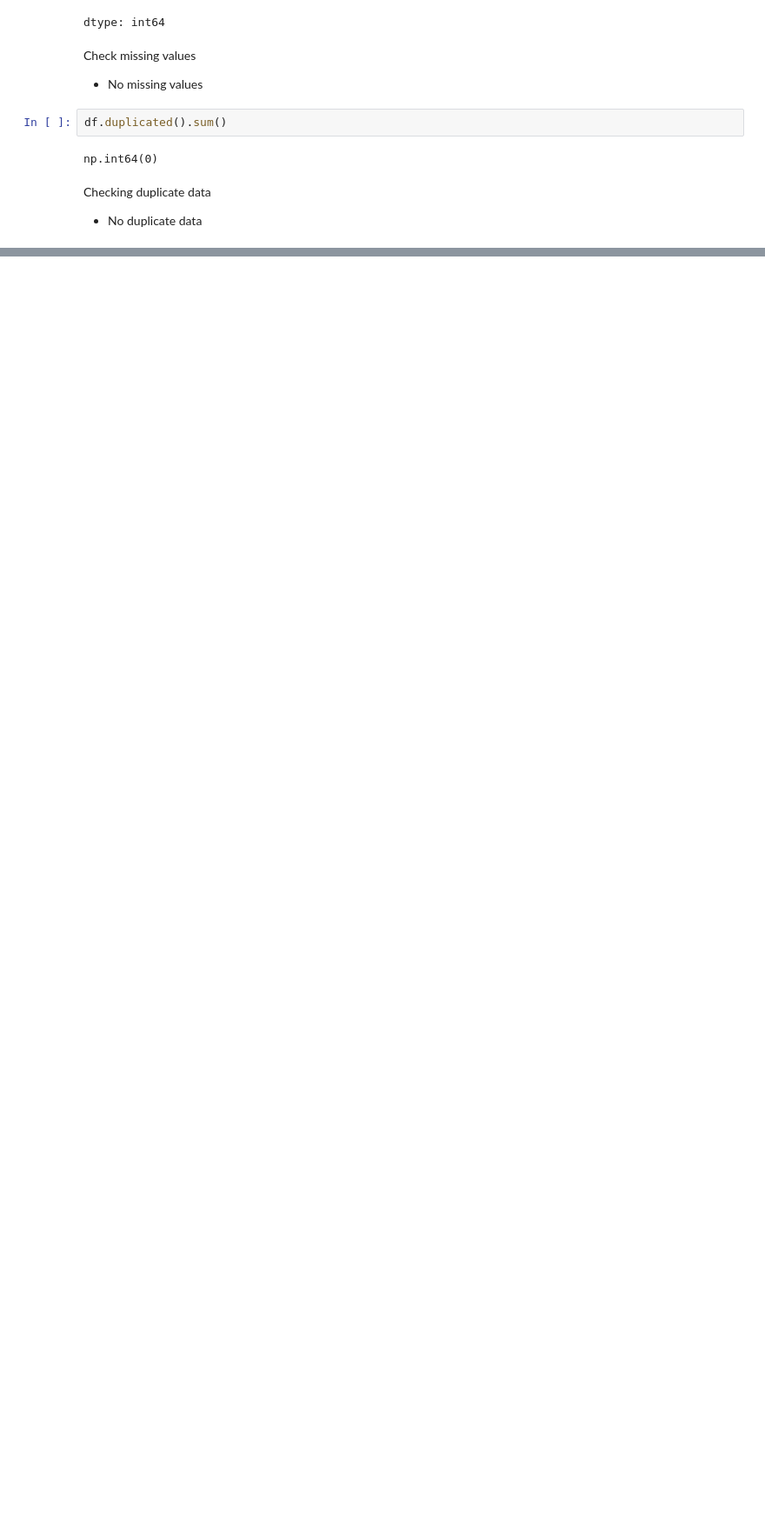
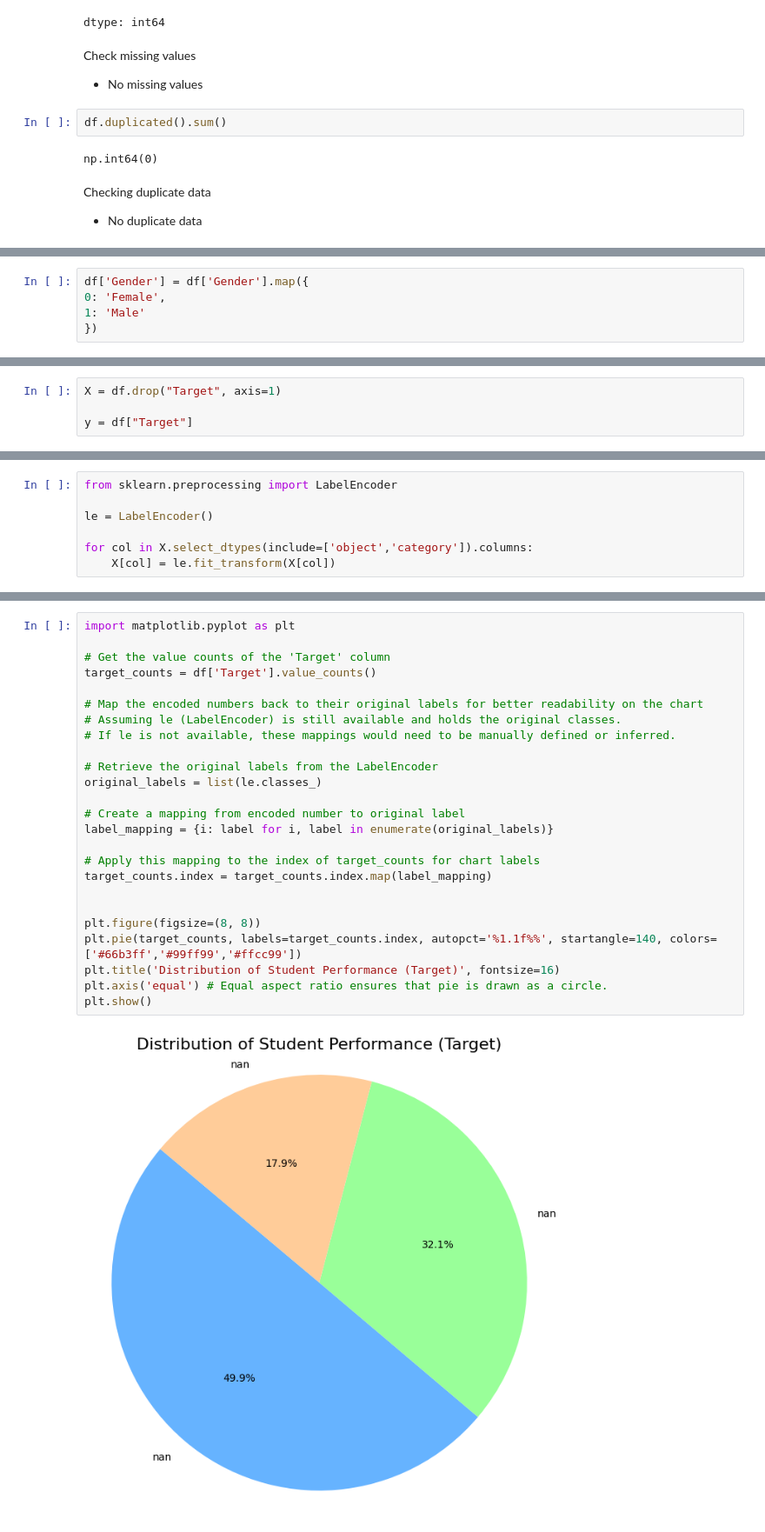
Before and after one commit to hayahanyyy/Bachelor-Thesis, a Jupyter notebook: Implementation01.ipynb, the cells around one changed output, grey strips where cells are left out. Shown at 87% size. Cells and saved outputs as stored; diff of their text form; blank space fills up the shorter version.

```diff
--- a/Implementation01.ipynb
+++ b/Implementation01.ipynb
@@ -182,0 +244,5 @@ Checking duplicate data
+# %%
+df['Gender'] = df['Gender'].map({
+0: 'Female',
+1: 'Male'
+})
@@ -182,0 +288,4 @@ Checking duplicate data
+# %%
+X = df.drop("Target", axis=1)
+
+y = df["Target"]
@@ -182,0 +328,7 @@ Checking duplicate data
+# %%
+from sklearn.preprocessing import LabelEncoder
+
+le = LabelEncoder()
+
+for col in X.select_dtypes(include=['object','category']).columns:
+    X[col] = le.fit_transform(X[col])
@@ -182,0 +373,27 @@ Checking duplicate data
+# %%
+import matplotlib.pyplot as plt
+
+# Get the value counts of the 'Target' column
+target_counts = df['Target'].value_counts()
+
+# Map the encoded numbers back to their original labels for better readability on the chart
+# Assuming le (LabelEncoder) is still available and holds the original classes.
+# If le is not available, these mappings would need to be manually defined or inferred.
+
+# Retrieve the original labels from the LabelEncoder
+original_labels = list(le.classes_)
+
+# Create a mapping from encoded number to original label
+label_mapping = {i: label for i, label in enumerate(original_labels)}
+
+# Apply this mapping to the index of target_counts for chart labels
+target_counts.index = target_counts.index.map(label_mapping)
+
+
+plt.figure(figsize=(8, 8))
+plt.pie(target_counts, labels=target_counts.index, autopct='%1.1f%%', startangle=140, colors=['#66b3ff','#99ff99','#ffcc99'])
+plt.title('Distribution of Student Performance (Target)', fontsize=16)
+plt.axis('equal') # Equal aspect ratio ensures that pie is drawn as a circle.
+plt.show()
+# %% [output]
+[figure, added]
```
Also changed, not shown: parts of 41 cells of this notebook.
